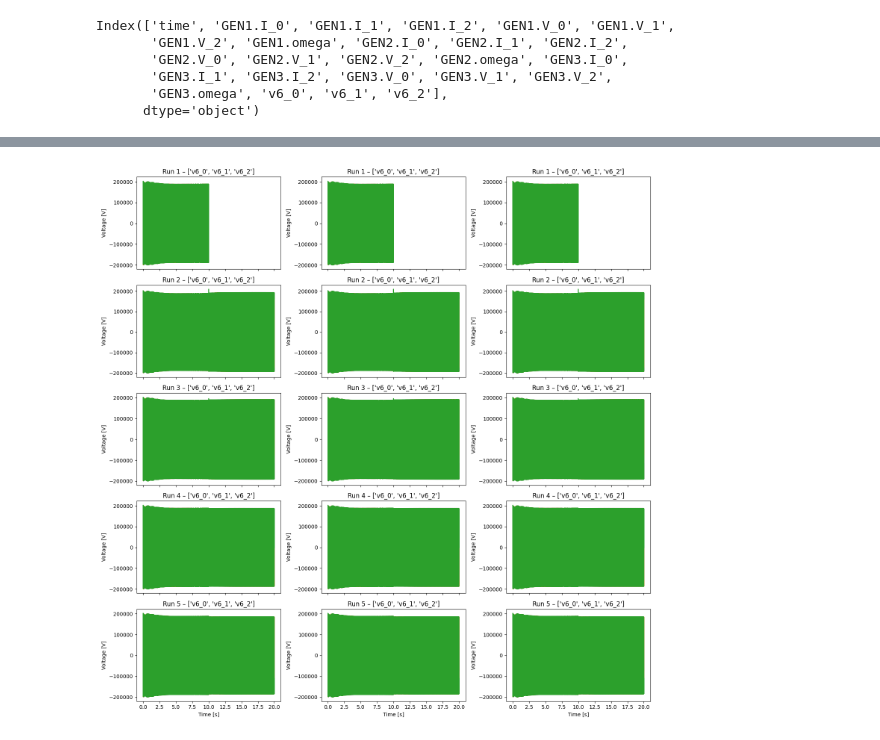
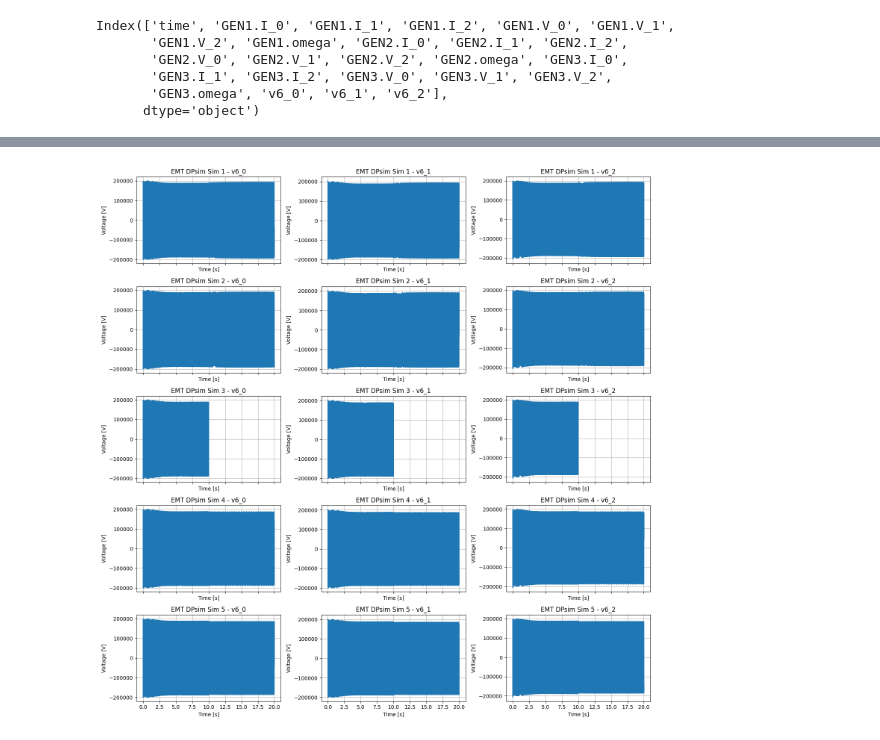
Before and after one commit to matthiasmees/dpsim, a Jupyter notebook: examples/Notebooks/Grids/Hypower_cosim-9bus-4order-Copy1.ipynb, the cells around one changed output, grey strips where cells are left out. Cells and saved outputs as stored; diff of their text form; code cells hidden in the pictures.

```diff
--- a/examples/Notebooks/Grids/Hypower_cosim-9bus-4order-Copy1.ipynb
+++ b/examples/Notebooks/Grids/Hypower_cosim-9bus-4order-Copy1.ipynb
@@ -52,8 +44,8 @@ print(df1.head())
 # %%
 import pandas as pd
-df2 = pd.read_csv('/logs/Cosim-IEEE9-4order-33-percent-loadstep_EMT/Cosim-IEEE9-4order-33-percent-loadstep_EMT.csv',
+df2 = pd.read_csv('/logs/Cosim-IEEE9-4order-66-percent-loadstep_EMT/Cosim-IEEE9-4order-66-percent-loadstep_EMT.csv',
                   usecols=['time', 'v6_0', 'v6_1', 'v6_2','GEN1.V_0','GEN1.V_1','GEN1.V_2','GEN2.V_0','GEN2.V_1','GEN2.V_2','GEN3.V_0','GEN3.V_1','GEN3.V_2',
                           'GEN1.I_0','GEN1.I_1','GEN1.I_2','GEN2.I_0','GEN2.I_1','GEN2.I_2','GEN3.I_0','GEN3.I_1','GEN3.I_2','GEN1.omega','GEN2.omega','GEN3.omega'],
-                  skipinitialspace=True)[::20]
-print(df2.head())
+                  skipinitialspace=True)[::32]
+df2.info()
 # %% [output]
@@ -77,8 +69,8 @@ print(df2.head())
 # %%
 import pandas as pd
-df3 = pd.read_csv('/logs/Cosim-IEEE9-4order-66-percent-loadstep_EMT/Cosim-IEEE9-4order-66-percent-loadstep_EMT.csv',
+df3 = pd.read_csv('/logs/Cosim-IEEE9-4order-no-loadstep_EMT/Cosim-IEEE9-4order-no-loadstep_EMT.csv',
                   usecols=['time', 'v6_0', 'v6_1', 'v6_2','GEN1.V_0','GEN1.V_1','GEN1.V_2','GEN2.V_0','GEN2.V_1','GEN2.V_2','GEN3.V_0','GEN3.V_1','GEN3.V_2',
                           'GEN1.I_0','GEN1.I_1','GEN1.I_2','GEN2.I_0','GEN2.I_1','GEN2.I_2','GEN3.I_0','GEN3.I_1','GEN3.I_2','GEN1.omega','GEN2.omega','GEN3.omega'],
-                  skipinitialspace=True)[::20]
-print(df3.head())
+                  skipinitialspace=True)[::32]
+df3.info()
 # %% [output]
@@ -104,6 +96,6 @@ import pandas as pd
 df4 = pd.read_csv('/logs/Cosim-IEEE9-4order-133-percent-loadstep_EMT/Cosim-IEEE9-4order-133-percent-loadstep_EMT.csv',
                   usecols=['time', 'v6_0', 'v6_1', 'v6_2','GEN1.V_0','GEN1.V_1','GEN1.V_2','GEN2.V_0','GEN2.V_1','GEN2.V_2','GEN3.V_0','GEN3.V_1','GEN3.V_2',
                           'GEN1.I_0','GEN1.I_1','GEN1.I_2','GEN2.I_0','GEN2.I_1','GEN2.I_2','GEN3.I_0','GEN3.I_1','GEN3.I_2','GEN1.omega','GEN2.omega','GEN3.omega'],
-                  skipinitialspace=True)[::20]
-print(df4.head())
+                  skipinitialspace=True)[::32]
+df4.info()
 # %% [output]
@@ -129,6 +121,6 @@ import pandas as pd
 df5 = pd.read_csv('/logs/Cosim-IEEE9-4order-166-percent-loadstep_EMT/Cosim-IEEE9-4order-166-percent-loadstep_EMT.csv',
                   usecols=['time', 'v6_0', 'v6_1', 'v6_2','GEN1.V_0','GEN1.V_1','GEN1.V_2','GEN2.V_0','GEN2.V_1','GEN2.V_2','GEN3.V_0','GEN3.V_1','GEN3.V_2',
                           'GEN1.I_0','GEN1.I_1','GEN1.I_2','GEN2.I_0','GEN2.I_1','GEN2.I_2','GEN3.I_0','GEN3.I_1','GEN3.I_2','GEN1.omega','GEN2.omega','GEN3.omega'],
-                  skipinitialspace=True)[::20]
-print(df5.head())
+                  skipinitialspace=True)[::32]
+df5.info()
 # %% [output]
@@ -194,28 +184,30 @@ plt.show()
 # %%
 import matplotlib.pyplot as plt
 
 dataframes = [df1, df2, df3, df4, df5]
 phases = ['v6_0', 'v6_1', 'v6_2']
 num_runs = len(dataframes)
 
+
 fig, axes = plt.subplots(nrows=num_runs, ncols=len(phases),
                          figsize=(15, 3*num_runs), sharex=True)
+
 
 for i, df in enumerate(dataframes):
     for j, phase in enumerate(phases):
         ax = axes[i, j]
-        ax.plot(df['time'], df[phases])
-        ax.set_title(f'Run {i+1} – {phases}')
-        ax.set_ylabel('Voltage [V]')
-        if i == num_runs - 1:
-            ax.set_xlabel('Time [s]')
+        ax.plot(df['time'], df[phase])   # <-- use time on x-axis
+        ax.set_title(f"EMT DPsim Sim {i+1} - {phase}")
+        ax.set_xlabel("Time [s]")
+        ax.set_ylabel("Voltage [V]")
+        ax.grid(True)
 
 plt.tight_layout()
 plt.show()
 
-### RUN 1 - no loadstep, RUN 2 - 33% Load, RUN 3 - 66% Load, RUN 4 - 133% Load, RUN 5 - 166% Load ###
+### RUN 1 - 33% Load, RUN 2 - 66% Load, RUN 3 - 100% Load, RUN 4 - 133% Load, RUN 5 - 166% Load ###
 # %% [output]
-[figure, old version]
+[figure, new version]
 # %%
 import matplotlib.pyplot as plt
 
```
Also changed, not shown: parts of 16 cells of this notebook, 1 other file.
